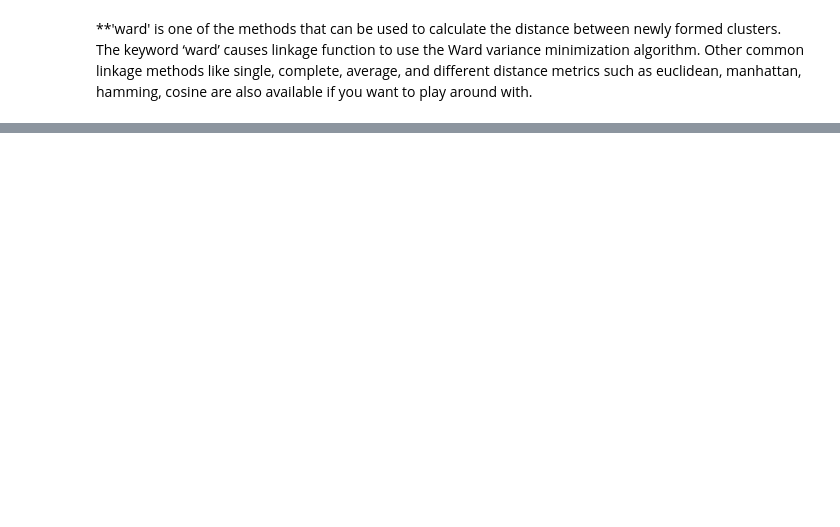
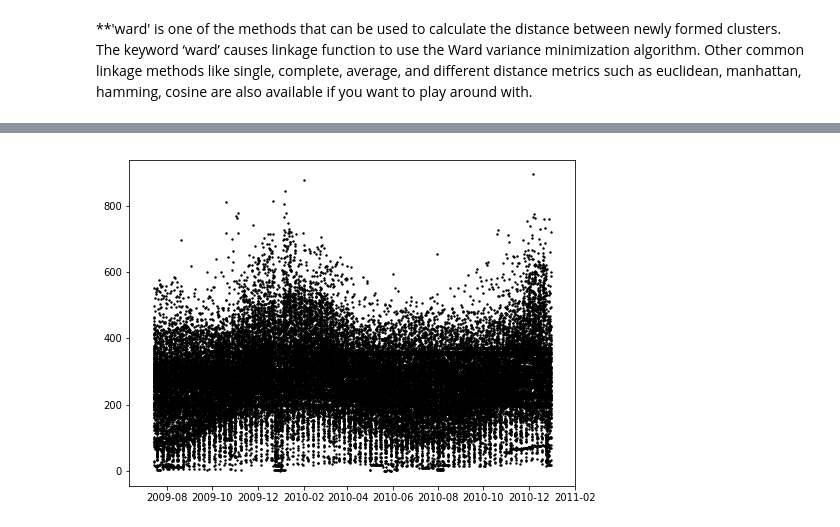
Before and after one commit to dhimanak/Nullpointers-Load_Clusters, a Jupyter notebook: Load_Clusters.ipynb, the cells around one changed output, grey strips where cells are left out. Saved outputs shown, nothing was run; the diff lists cells and outputs as text; code cells hidden in the pictures; blank space fills up the shorter version.

```diff
--- a/Load_Clusters.ipynb
+++ b/Load_Clusters.ipynb
@@ -336,0 +438,4 @@ Cluster 6 number of entries 4
+# %%
+plot_data(dfUserGroupClus3)
+# %% [output]
+[figure, added]
```
Also changed, not shown: parts of 32 cells of this notebook.
